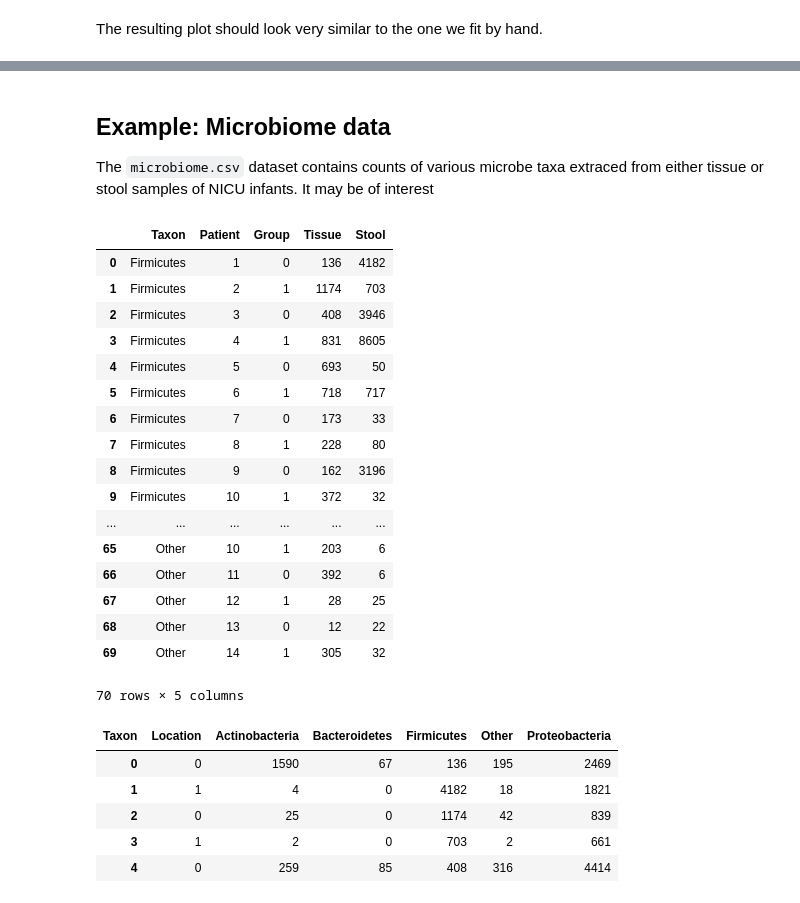
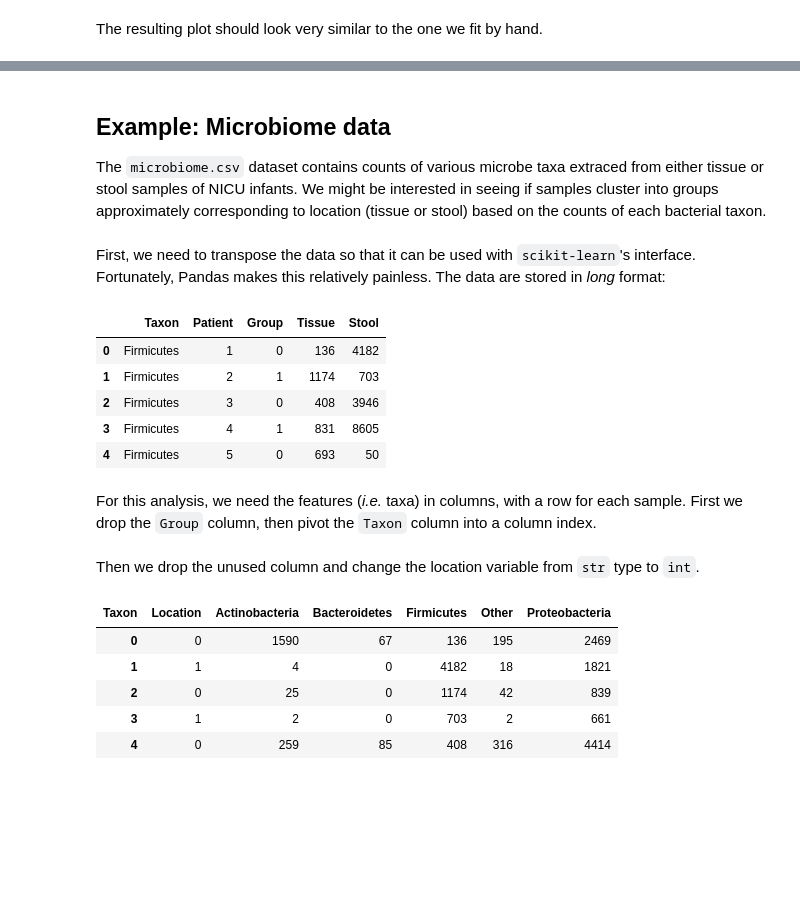
Before and after one commit to fonnesbeck/Bios8366, a Jupyter notebook: notebooks/Section6_2-Clustering.ipynb, the cells around one changed output, grey strips where cells are left out. Drawn from its saved outputs; the diff is of its cells as text; code cells hidden in the pictures; blank space fills up the shorter version.

Commit message:
Updates to clustering notebook

```diff
--- a/notebooks/Section6_2-Clustering.ipynb
+++ b/notebooks/Section6_2-Clustering.ipynb
@@ -169,29 +169,21 @@ plt.scatter(*kmeans.cluster_centers_.T, c='r', marker='+', s=100)
 # %% [markdown]
 ## Example: Microbiome data
 
-The `microbiome.csv` dataset contains counts of various microbe taxa extraced from either tissue or stool samples of NICU infants. It may be of interest
+The `microbiome.csv` dataset contains counts of various microbe taxa extraced from either tissue or stool samples of NICU infants. We might be interested in seeing if samples cluster into groups approximately corresponding to location (tissue or stool) based on the counts of each bacterial taxon.
 # %%
 import pandas as pd
 
 microbiome = pd.read_csv("../data/microbiome.csv")
+# %% [markdown]
+First, we need to transpose the data so that it can be used with `scikit-learn`'s interface. Fortunately, Pandas makes this relatively painless. The data are stored in *long* format:
 # %%
-microbiome
+microbiome.head()
 # %% [output]
 |  | Taxon | Patient | Group | Tissue | Stool |
 | 0 | Firmicutes | 1 | 0 | 136 | 4182 |
 | 1 | Firmicutes | 2 | 1 | 1174 | 703 |
 | 2 | Firmicutes | 3 | 0 | 408 | 3946 |
 | 3 | Firmicutes | 4 | 1 | 831 | 8605 |
 | 4 | Firmicutes | 5 | 0 | 693 | 50 |
-| 5 | Firmicutes | 6 | 1 | 718 | 717 |
-| 6 | Firmicutes | 7 | 0 | 173 | 33 |
-| 7 | Firmicutes | 8 | 1 | 228 | 80 |
-| 8 | Firmicutes | 9 | 0 | 162 | 3196 |
-| 9 | Firmicutes | 10 | 1 | 372 | 32 |
-| ... | ... | ... | ... | ... | ... |
-| 65 | Other | 10 | 1 | 203 | 6 |
-| 66 | Other | 11 | 0 | 392 | 6 |
-| 67 | Other | 12 | 1 | 28 | 25 |
-| 68 | Other | 13 | 0 | 12 | 22 |
-| 69 | Other | 14 | 1 | 305 | 32 |
-70 rows × 5 columns
+# %% [markdown]
+For this analysis, we need the features (*i.e.* taxa) in columns, with a row for each sample. First we drop the `Group` column, then pivot the `Taxon` column into a column index.
@@ -198 +193,3 @@ microbiome
+# %% [markdown]
+Then we drop the unused column and change the location variable from `str` type to `int`.
 # %%
```
Also changed, not shown: parts of 49 cells of this notebook, 1 other file.
